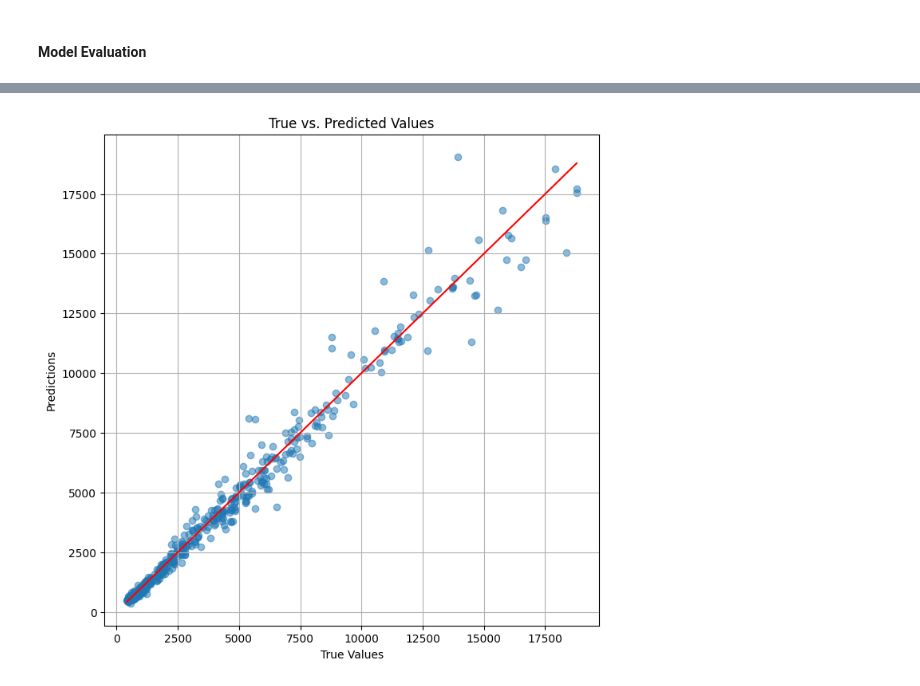
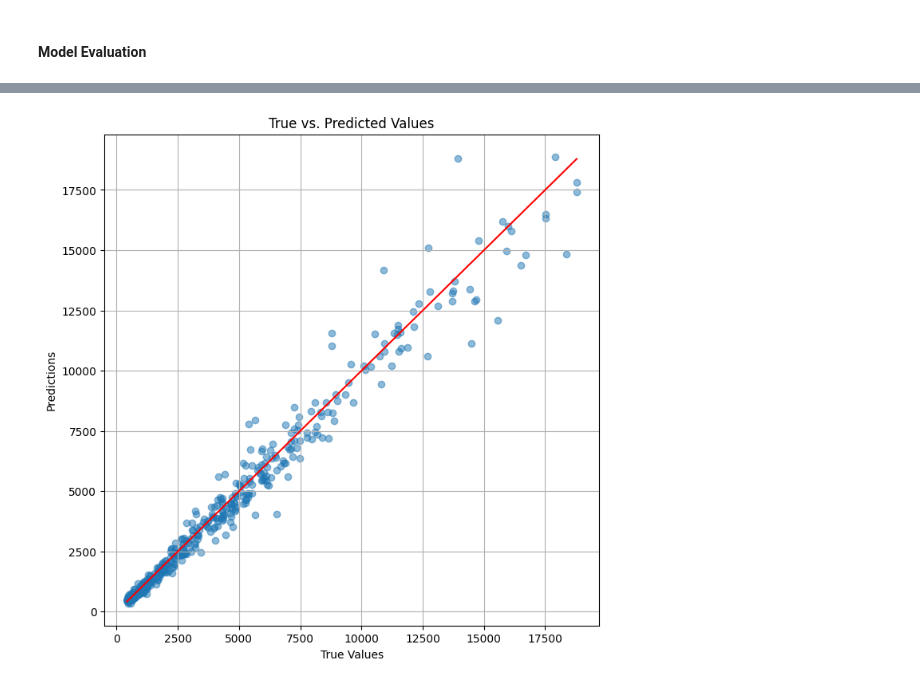
Before and after one commit to LFK01/xtream-ai-assignment-engineer, a Jupyter notebook: ch-1.ipynb, the cells around one changed output, grey strips where cells are left out. Saved outputs shown, nothing was run; the diff lists cells and outputs as text; code cells hidden in the pictures.

```diff
--- a/ch-1.ipynb
+++ b/ch-1.ipynb
@@ -237,8 +239,8 @@ With further thinking we can see that the carat describes the weight of the diam
 # %%
-# Apply square root transformation to the variable
-diamonds_df['sqrt_carat'] = np.cbrt(diamonds_df['carat'])
+# Apply cube root transformation to the variable
+diamonds_df['cbrt_carat'] = np.cbrt(diamonds_df['carat'])
 
 # Check that the transformed variable is linearly correlated to the others.
-sns.pairplot(diamonds_df, vars=['sqrt_carat', 'x', 'y', 'z'])
+sns.pairplot(diamonds_df, vars=['cbrt_carat', 'x', 'y', 'z'])
 plt.show()
 # %% [output]
@@ -246,7 +248,7 @@ plt.show()
 # %% [markdown]
 We can see that the dimension variables and the square root of the carat are now linearly correlated. Now we can apply PCA.
 # %%
-selected_data = diamonds_df[['sqrt_carat', 'x', 'y', 'z']]
+selected_data = diamonds_df[['cbrt_carat', 'x', 'y', 'z']]
 
 # Initialize PCA with desired number of components
 pca = PCA(n_components=1)  # Choose the number of components we want to retain
@@ -337,20 +339,21 @@ class RegressionModel(nn.Module):
 # %% [markdown]
 #### Torch Dataset Preparation and Hyperparameters Declaration
 # %%
-batch_size = 32
+batch_size = 16
 patience = 20  # Number of epochs to wait for improvement
 hidden_size = 2 ** 10  # Number of units in the hidden layer
 num_epochs = 10000
+learning_rate = 10 ** -3
 
 # Dataset definition (input and target variables)
 X_train = torch.tensor(train[feature_cols].values, dtype=torch.float32)  # input data
-y_train = torch.tensor(train[target_col].values.reshape(-1, 1), dtype=torch.float32)  # target variable
+y_train = torch.tensor(train[target_col].values, dtype=torch.float32)  # target variable
 
 X_val = torch.tensor(val[feature_cols].values, dtype=torch.float32)
-y_val = torch.tensor(val[target_col].values.reshape(-1, 1), dtype=torch.float32)
+y_val = torch.tensor(val[target_col].values, dtype=torch.float32)
 
 X_test = torch.tensor(test[feature_cols].values, dtype=torch.float32)
-y_test = torch.tensor(test[target_col].values.reshape(-1, 1), dtype=torch.float32)
+y_test = torch.tensor(test[target_col].values, dtype=torch.float32)
 
 # Create DataLoader for batch processing
 train_dataset = TensorDataset(X_train, y_train)
@@ -371,10 +374,10 @@ input_size = X_train.shape[1]  # Number of features
 
 output_size = 1  # Output size for regression (single value)
 
-# Define your model, loss function, and optimizer
+# Define the model, loss function, and optimizer
 model = RegressionModel(input_size, hidden_size, output_size)
 criterion = nn.L1Loss()
-optimizer = optim.Adam(model.parameters(), lr=0.001)
+optimizer = optim.Adam(model.parameters(), lr=learning_rate)
 
 # Initialize variables for early stopping
 best_val_loss = float('inf')
@@ -429,7 +432,8 @@ for epoch in range(num_epochs):
 # Close the SummaryWriter when finished
 writer.close()
 
-model_filename = f'{datetime.datetime.now().strftime('%Y-%m-%d_%H_%M_%S')}model_val_{int(best_val_loss)}.pth'
+model_filename = f'{datetime.datetime.now().strftime('%Y-%m-%d_%H_%M_%S')}_model_val_{int(best_val_loss)}.pth'
+model_filepath = os.path.join('pytorch_models', model_filename)
 # Save the best model state
-torch.save(best_model_state, os.path.join('pytorch_models', model_filename))
+torch.save(best_model_state, model_filepath)
 # %% [output]
@@ -454,8 +458,8 @@ Early stopping: No improvement in validation loss.
 #### Model Evaluation
 # %%
 # Load the best model state
-# model = RegressionModel(input_size, hidden_size, output_size)
-# model.load_state_dict(torch.load('best_model.pth'))
+model = RegressionModel(input_size, hidden_size, output_size)
+model.load_state_dict(torch.load(model_filepath))
 
 # Evaluate model on test set
 model.eval()
@@ -496 +500 @@ Test Loss: 320.5020
-[figure, old version]
+[figure, new version]
```
Also changed, not shown: parts of 6 cells of this notebook.
